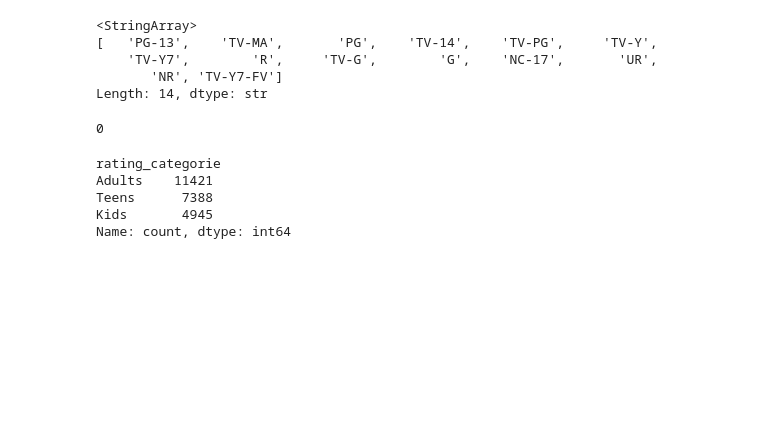
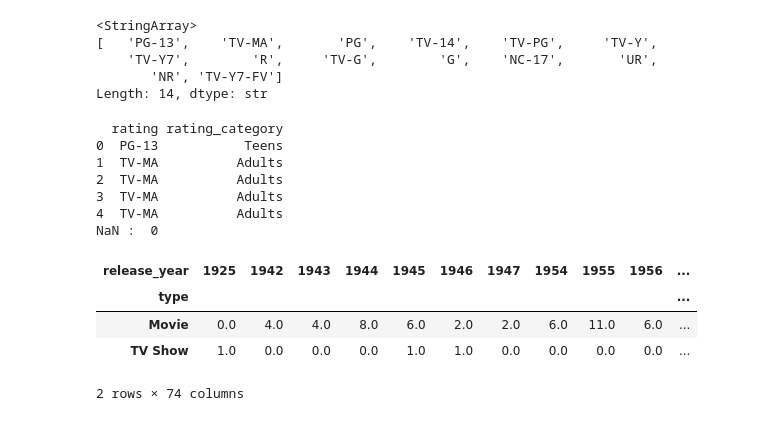
Before and after one commit to bilalerremach/netflix-content-trends, a Jupyter notebook: notebooks/netflix_analysis.ipynb, the cells around one changed output. Saved outputs shown, nothing was run; the diff lists cells and outputs as text; code cells hidden in the pictures; blank space fills up the shorter version.

```diff
--- a/notebooks/netflix_analysis.ipynb
+++ b/notebooks/netflix_analysis.ipynb
@@ -203,13 +204,25 @@ ratings_map = {
     'NR' : 'Adults',
     'UR' : 'Adults',
 }
-df['rating_categorie'] = df['rating'].map(ratings_map)
-print(df['rating_categorie'].isna().sum())
-df['rating_categorie'].value_counts()
+df['rating_category'] = df['rating'].map(ratings_map)
+
+#info about the catigories
+print(df[['rating' , 'rating_category']].head())
+print("NaN : ", df['rating_category'].isna().sum())
 # %% [output]
-0
+  rating rating_category
+0  PG-13           Teens
+1  TV-MA          Adults
+2  TV-MA          Adults
+3  TV-MA          Adults
+4  TV-MA          Adults
+NaN :  0
-rating_categorie
-Adults    11421
-Teens      7388
-Kids       4945
-Name: count, dtype: int64
+# %%
+#Movies Vs. TV Shows over time
+df.groupby(['type', 'release_year']).size().unstack().fillna(0)
+# %% [output]
+| release_year | 1925 | 1942 | 1943 | 1944 | 1945 | 1946 | 1947 | 1954 | 1955 | 1956 | ... |
+| type |  |  |  |  |  |  |  |  |  |  | ... |
+| Movie | 0.0 | 4.0 | 4.0 | 8.0 | 6.0 | 2.0 | 2.0 | 6.0 | 11.0 | 6.0 | ... |
+| TV Show | 1.0 | 0.0 | 0.0 | 0.0 | 1.0 | 1.0 | 0.0 | 0.0 | 0.0 | 0.0 | ... |
+2 rows × 74 columns
```
Also changed, not shown: parts of 6 cells of this notebook.
